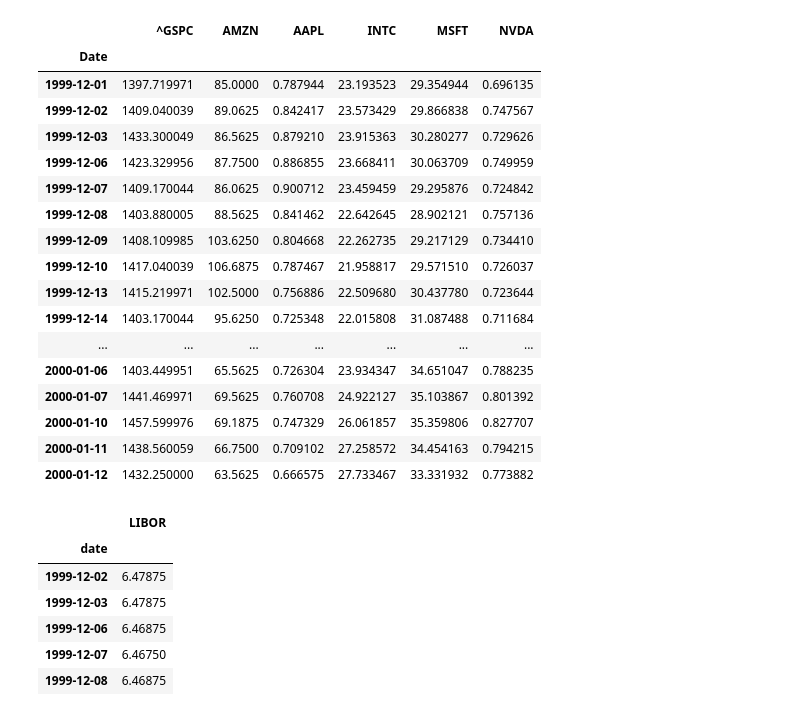
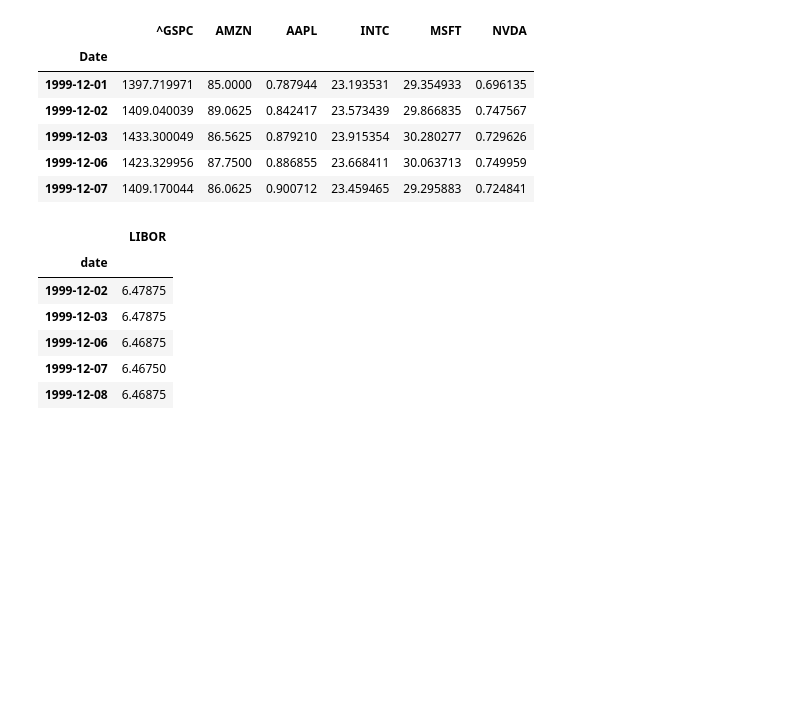
Before and after one commit to markkoszykowski/ECE478---Financial-Signal-Processing, a Jupyter notebook: Problem Set 2/ps2.ipynb, the cells around one changed output. Saved outputs shown, nothing was run; the diff lists cells and outputs as text; code cells hidden in the pictures; blank space fills up the shorter version.

```diff
--- a/Problem Set 2/ps2.ipynb
+++ b/Problem Set 2/ps2.ipynb
@@ -80,26 +80,15 @@ def get_risky_data(symbols, from_date=START_DATE, to_date=END_DATE, keep=["Adj C
         raise TypeError("'symbols' must be either a string or list of symbols")
 # %%
 stock_data = get_risky_data(SYMBOLS).sort_index()
-display(HTML(stock_data.head(30).to_html()))
+display(HTML(stock_data.head().to_html()))
 # %% [output]
 |  | ^GSPC | AMZN | AAPL | INTC | MSFT | NVDA |
 | Date |  |  |  |  |  |  |
-| 1999-12-01 | 1397.719971 | 85.0000 | 0.787944 | 23.193523 | 29.354944 | 0.696135 |
-| 1999-12-02 | 1409.040039 | 89.0625 | 0.842417 | 23.573429 | 29.866838 | 0.747567 |
-| 1999-12-03 | 1433.300049 | 86.5625 | 0.879210 | 23.915363 | 30.280277 | 0.729626 |
-| 1999-12-06 | 1423.329956 | 87.7500 | 0.886855 | 23.668411 | 30.063709 | 0.749959 |
-| 1999-12-07 | 1409.170044 | 86.0625 | 0.900712 | 23.459459 | 29.295876 | 0.724842 |
-| 1999-12-08 | 1403.880005 | 88.5625 | 0.841462 | 22.642645 | 28.902121 | 0.757136 |
-| 1999-12-09 | 1408.109985 | 103.6250 | 0.804668 | 22.262735 | 29.217129 | 0.734410 |
-| 1999-12-10 | 1417.040039 | 106.6875 | 0.787467 | 21.958817 | 29.571510 | 0.726037 |
-| 1999-12-13 | 1415.219971 | 102.5000 | 0.756886 | 22.509680 | 30.437780 | 0.723644 |
-| 1999-12-14 | 1403.170044 | 95.6250 | 0.725348 | 22.015808 | 31.087488 | 0.711684 |
-| ... | ... | ... | ... | ... | ... | ... |
-| 2000-01-06 | 1403.449951 | 65.5625 | 0.726304 | 23.934347 | 34.651047 | 0.788235 |
-| 2000-01-07 | 1441.469971 | 69.5625 | 0.760708 | 24.922127 | 35.103867 | 0.801392 |
-| 2000-01-10 | 1457.599976 | 69.1875 | 0.747329 | 26.061857 | 35.359806 | 0.827707 |
-| 2000-01-11 | 1438.560059 | 66.7500 | 0.709102 | 27.258572 | 34.454163 | 0.794215 |
-| 2000-01-12 | 1432.250000 | 63.5625 | 0.666575 | 27.733467 | 33.331932 | 0.773882 |
+| 1999-12-01 | 1397.719971 | 85.0000 | 0.787944 | 23.193531 | 29.354933 | 0.696135 |
+| 1999-12-02 | 1409.040039 | 89.0625 | 0.842417 | 23.573439 | 29.866835 | 0.747567 |
+| 1999-12-03 | 1433.300049 | 86.5625 | 0.879210 | 23.915354 | 30.280277 | 0.729626 |
+| 1999-12-06 | 1423.329956 | 87.7500 | 0.886855 | 23.668411 | 30.063713 | 0.749959 |
+| 1999-12-07 | 1409.170044 | 86.0625 | 0.900712 | 23.459465 | 29.295883 | 0.724841 |
 # %%
 libor_data = get_risk_free_data().sort_index()
 display(HTML(libor_data.head().to_html()))
```
Also changed, not shown: parts of 3 cells of this notebook.
